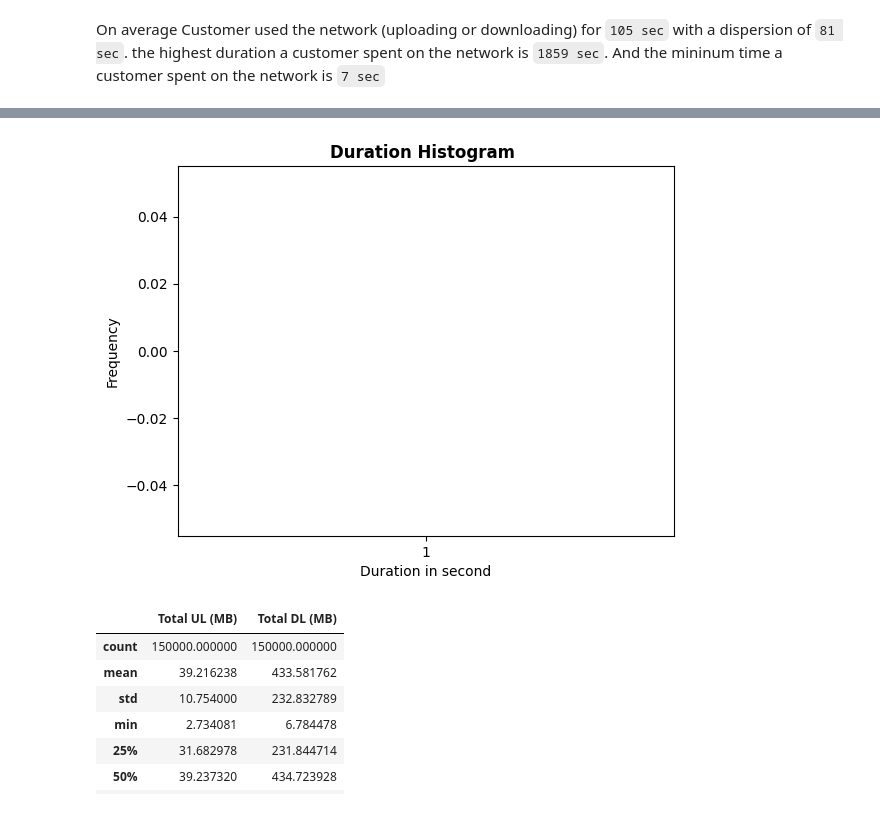
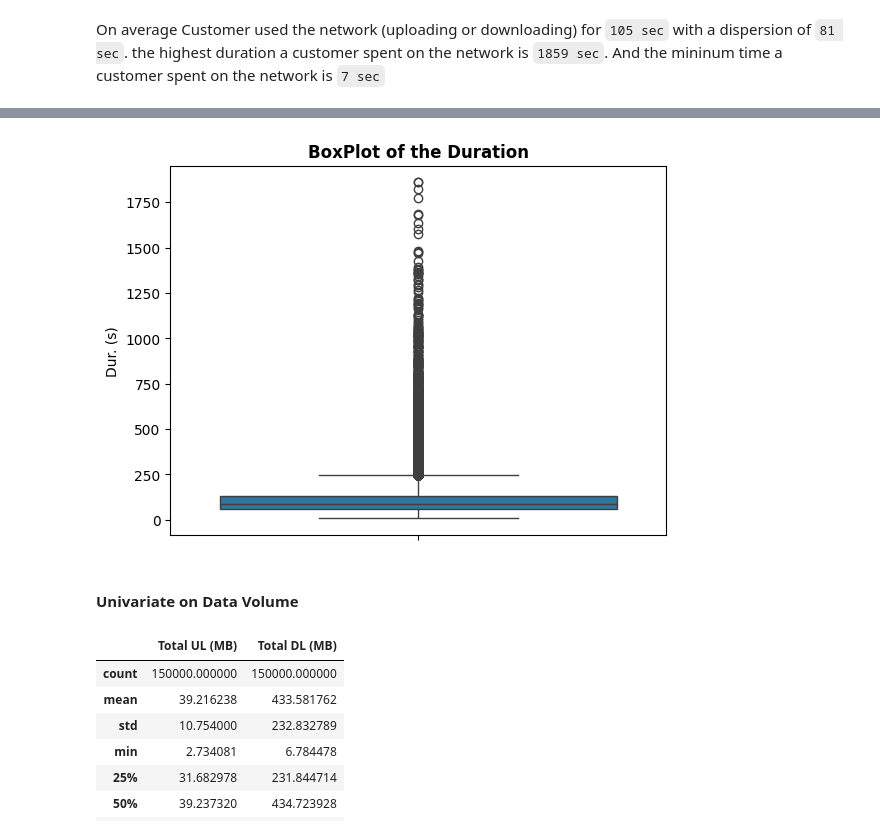
Before and after one commit to Roseco-crs/10Academy_week_1_Telecom_Industry, a Jupyter notebook: code/extract_data.ipynb, the cells around one changed output, grey strips where cells are left out. Saved outputs shown, nothing was run; the diff lists cells and outputs as text; code cells hidden in the pictures.

Commit message:
Univariate Analysis and Bivariate Analysis

```diff
--- a/code/extract_data.ipynb
+++ b/code/extract_data.ipynb
@@ -172,12 +174,11 @@ plt.show()
 # %%
-plt.boxplot(df['Dur. (s)'])
-plt.title("Duration Histogram ", fontweight='bold')
-plt.xlabel('Duration in second')
-plt.ylabel('Frequency')
-
+sns.boxplot(df['Dur. (s)'])
+plt.title("BoxPlot of the Duration", fontweight='bold')
 plt.show()
 # %% [output]
-[figure, old version]
+[figure, new version]
+# %% [markdown]
+#### Univariate on Data Volume
 # %%
 df[['Total UL (MB)', 'Total DL (MB)']] = df[['Total UL (Bytes)', 'Total DL (Bytes)']] / 1024 / 1024
 
```
Also changed, not shown: parts of 7 cells of this notebook.
